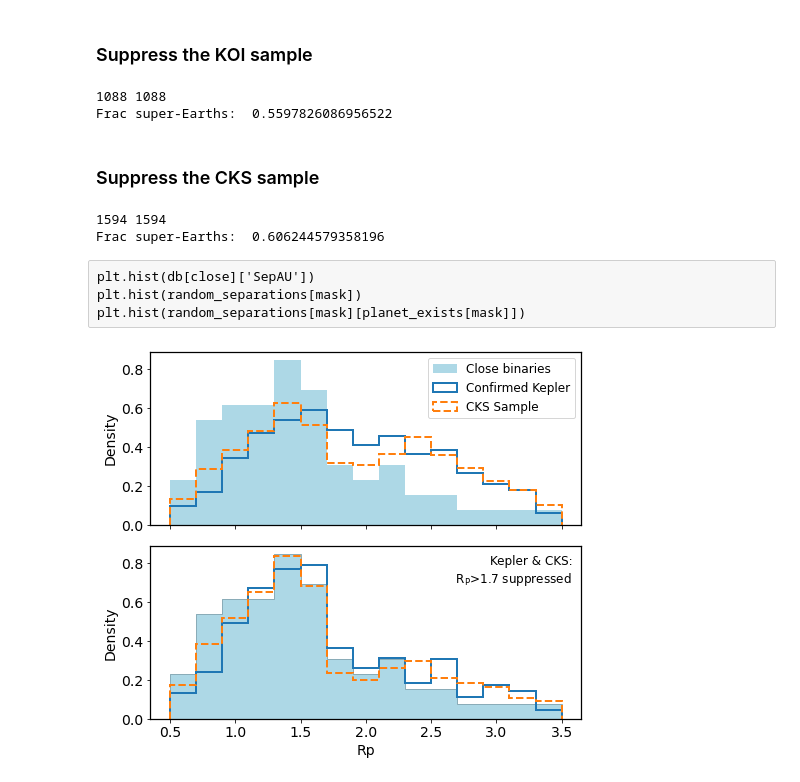
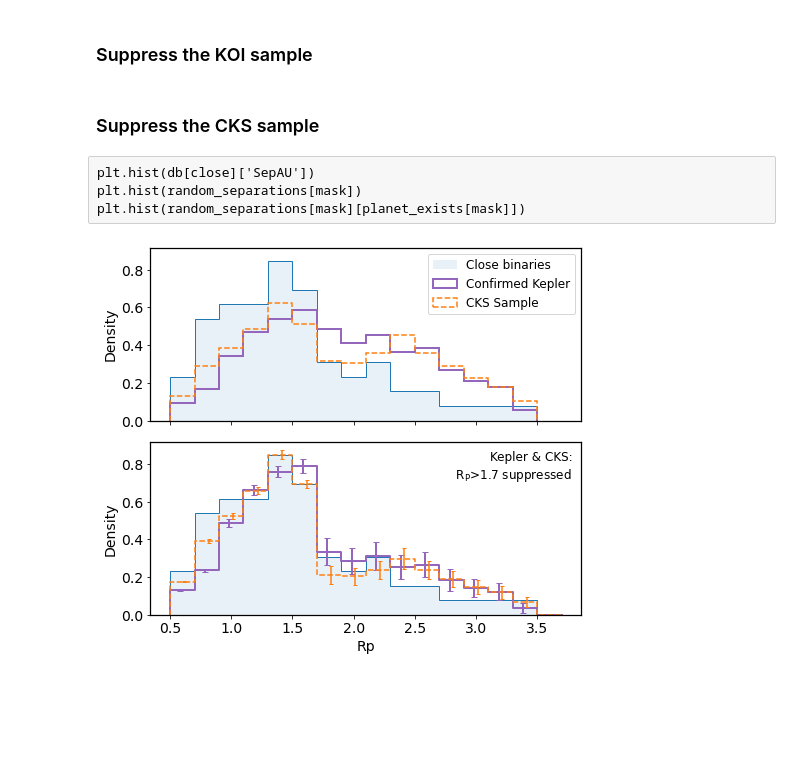
Before and after one commit to ernewton/HWO_calculations, a Jupyter notebook: Sullivan Toy Model -- Analysis.ipynb, the cells around one changed output. Cells and saved outputs as stored; diff of their text form; code cells hidden in the pictures; blank space fills up the shorter version.

Commit message:
Changed colors, added multi plots

```diff
--- a/Sullivan Toy Model -- Analysis.ipynb
+++ b/Sullivan Toy Model -- Analysis.ipynb
@@ -132,7 +134,4 @@ def planet_simulation(suppression_cat, planets_cat, join_on='kepid', prad_col='k
 d = {'kepid': kois_good['kepid'].unique()}
 suppression_cat = pd.DataFrame(data=d)
 
-koi_prad_sim = planet_simulation(suppression_cat, kois_good, join_on='kepid', prad_col='koi_prad')
+koi_prad_sim, frac_SE = planet_simulation(suppression_cat, kois_good, join_on='kepid', prad_col='koi_prad')
-# %% [output]
-1088 1088
-Frac super-Earths:  0.5597826086956522
@@ -139,3 +156,8 @@ Frac super-Earths:  0.5597826086956522
+# %%
+low, koi_prad_sim, high = np.percentile(koi_sim_hist, q=(2.25,50,98.75), axis=0)
+e_koi_prad_sim = (high-low)/2
+
+koi_SE_frac = np.percentile(frac_SE_arr, q=(2.25,50,98.75))
 # %% [markdown]
 ### Suppress the CKS sample
 # %%
@@ -143,75 +165,76 @@ Frac super-Earths:  0.5597826086956522
 d = {'KOI': cks_good['KOI'].unique()}
 suppression_cat = pd.DataFrame(data=d)
 
-cks_prad_sim = planet_simulation(suppression_cat, cks_good, join_on='KOI', prad_col='Rp')
+cks_sim_hist = np.ones((ntrials,len(bins)))
+frac_SE_arr = np.ones(ntrials)
+for i in range(ntrials):
+    prad_sim_tmp, frac_SE_arr[i] = planet_simulation(suppression_cat, cks_good, join_on='KOI', prad_col='Rp')
+    hist, _ = np.histogram(prad_sim_tmp,
+            range=histrange, bins=nbins, density=True)
+    cks_sim_hist[i] = hist
+
+low, cks_prad_sim, high = np.percentile(cks_sim_hist, q=(2.25,50,98.75), axis=0)
+e_cks_prad_sim = (high-low)/2
+
+cks_SE_frac = np.percentile(frac_SE_arr, q=(2.25,50,98.75))
-# %% [output]
-1594 1594
-Frac super-Earths:  0.606244579358196
 # %% [raw]
 plt.hist(db[close]['SepAU'])
 plt.hist(random_separations[mask])
 plt.hist(random_separations[mask][planet_exists[mask]])
 # %%
-
-
-
 fig, axes = plt.subplots(2, 1, figsize=(7,6), sharex=True, sharey=True)
-histrange=[0.5,3.5]
-nbins=15
 
 # planets with good radii in binary systems with rho<100 au and planet period < 100 days
 axes[0].hist(db['Rppri'][good & close & plim],
              range=histrange, bins=nbins, density=True,
-         histtype='stepfilled', color='lightblue',
+         histtype='stepfilled', color='C0', alpha=0.1,
         label='Close binaries')
-axes[1].hist(db['Rppri'][good & close & plim],
+axes[0].hist(db['Rppri'][good & close & plim],
              range=histrange, bins=nbins, density=True,
-             histtype='stepfilled', color='lightblue' )
+             histtype='step', color='C0' )
 
 # compared to the kois that are at least not definite binaries with good radii and per<100 days
 axes[0].hist(kois_good['koi_prad'],
              range=histrange, bins=nbins, density=True,
-             histtype='step', lw=2,
+             histtype='step', lw=2, color='C4',
         label='Confirmed Kepler')
 
 # compared to the cks
 axes[0].hist(cks_good['Rp'],
              range=histrange, bins=nbins, density=True,
-             histtype='step',lw=2, linestyle='--',
+             histtype='step',lw=1.5, linestyle='--', color='C1',
         label='CKS Sample')
 
 axes[0].set_ylabel('Density')
 axes[0].legend()
 
 if period_limit:
     axes[0].text(0.1,0.95, '$5<P_P(d)<30$')
 
 # planets with good radii in binary systems with rho<100 au and planet period < 100 days
 axes[1].hist(db['Rppri'][good & close & plim],
              range=histrange, bins=nbins, density=True,
-             histtype='stepfilled', color='lightblue' )
+             histtype='stepfilled', color='C0', alpha=0.1 )
 axes[1].hist(db['Rppri'][good & close & plim],
              range=histrange, bins=nbins, density=True,
-             histtype='step', color='#8aacb8')
+             histtype='step', color='C0')
 
-
-# compared to the kois that exist in simulation still
-axes[1].hist(koi_prad_sim,
-             range=histrange, bins=nbins, density=True,
-             histtype='step', lw=2)
-
-axes[1].hist(cks_prad_sim,
-             range=histrange, bins=nbins, density=True,
-             histtype='step', lw=2, linestyle='--')
+x = np.concatenate((bin_edges, [bin_edges[-1]+bin_width]))
+y = np.concatenate(([0], koi_prad_sim, [0]))
+plt.step(x, y, c='C4', lw=2)
+y = np.concatenate(([0], cks_prad_sim, [0]))
+plt.errorbar(bin_center-0.015, koi_prad_sim, e_koi_prad_sim, ls='None', lw=2, capsize=3, c='C4')
+plt.step(x, y, linestyle='--', c='C1', lw=1.5)
+plt.errorbar(bin_center+0.015, cks_prad_sim, e_cks_prad_sim, ls='None', lw=1.5, capsize=2, c='C1')
 
 axes[1].text(0.98, 0.95, 'Kepler & CKS:\n $R_P$>1.7 suppressed ',
      horizontalalignment='right',
      verticalalignment='top',
      transform = axes[1].transAxes)
 
 plt.xlabel('Rp')
 plt.ylabel('Density')
 plt.tight_layout()
 plt.savefig('suppression_sim.pdf')
 # %% [output]
-[figure, old version]
+[figure, new version]
```
Also changed, not shown: parts of 7 cells of this notebook, 2 other files.
